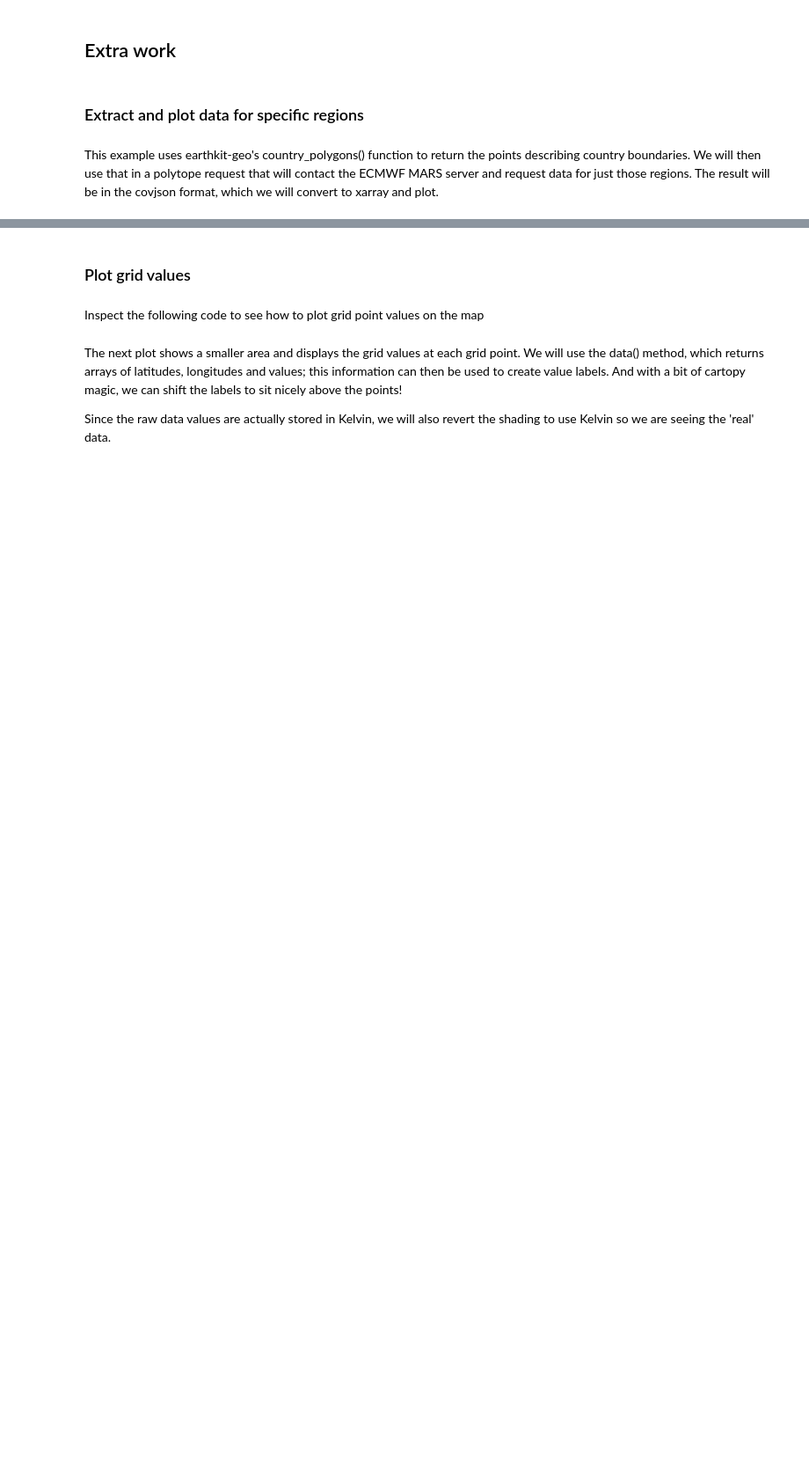
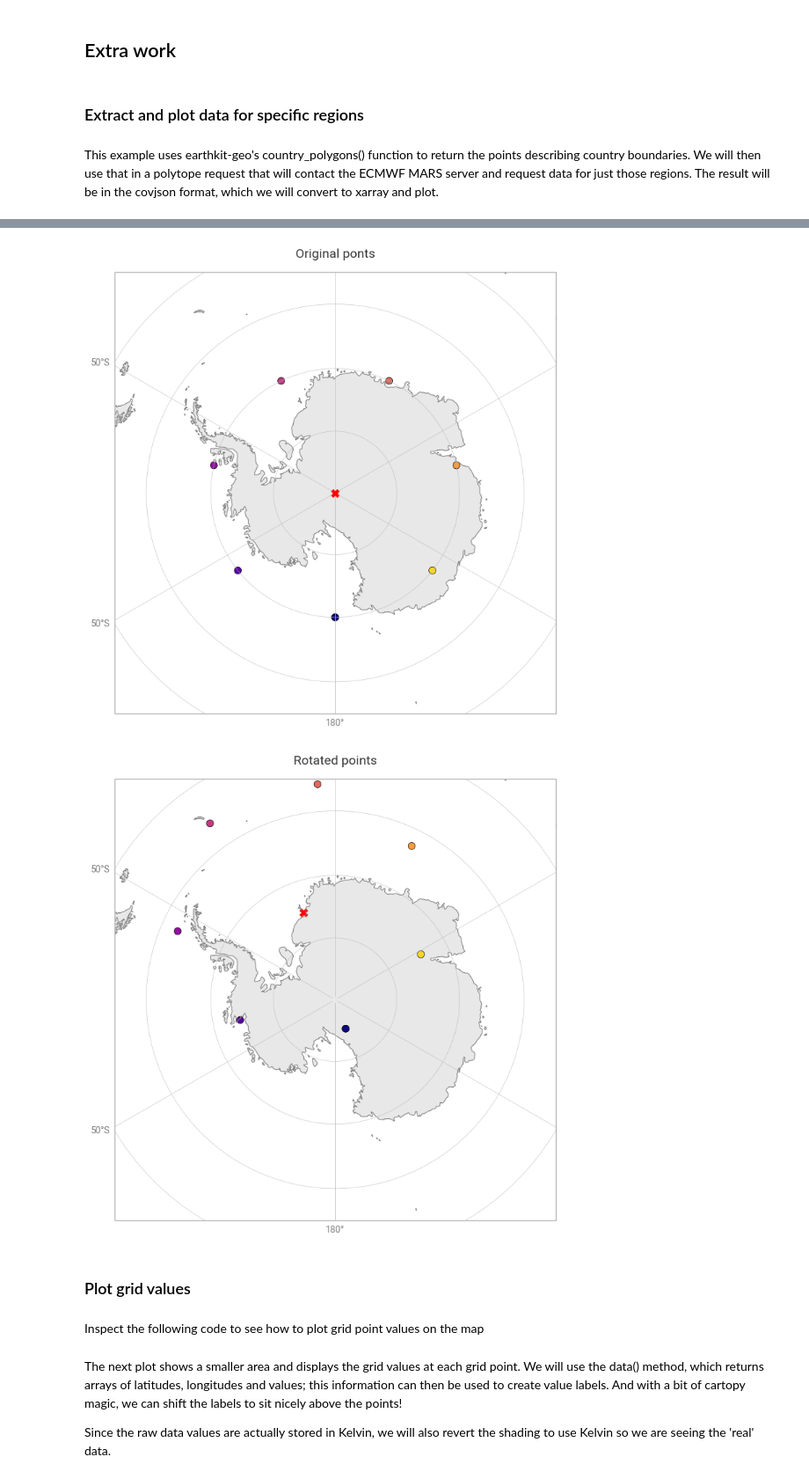
Before and after one commit to ecmwf-training/2026-earthkit-training, a Jupyter notebook: content/earthkit-geo/ekg-1-grids.ipynb, the cells around one changed output, grey strips where cells are left out. Shown at 88% size. Saved outputs shown, nothing was run; the diff lists cells and outputs as text; code cells hidden in the pictures; blank space fills up the shorter version.

```diff
--- a/content/earthkit-geo/ekg-1-grids.ipynb
+++ b/content/earthkit-geo/ekg-1-grids.ipynb
@@ -214,0 +337,23 @@ fig.show()
+# %%
+def plot_globe(lats, lons, pole_lat, pole_lon, title=""):
+    import cartopy.crs as ccrs
+    import numpy as np
+
+    antarctic_domain = ekp.geography.domains.Domain(
+        [-4000000, 4000000, -4000000, 4000000],
+        crs=ccrs.SouthPolarStereo(),
+        name="Antarctica",
+    )
+
+    chart = ekp.Figure(domain=antarctic_domain, rows=1, columns=1)
+
+    subplot = chart.add_map()
+
+    subplot.scatter(x=lons, y=lats, edgecolors="black", z=np.arange(len(lons)), s=60)
+    subplot.scatter(x=np.array([pole_lon]), marker="X", y=np.array([pole_lat]), edgecolors="red", c="red", z=np.array([pole_lon]), s=80)
+
+    chart.land()
+    chart.coastlines(color="grey")
+    chart.gridlines()
+    chart.title(title)
+    chart.show()
@@ -215,3 +362,26 @@ fig.show()
+# %%
+import numpy as np
+
+from earthkit.geo.rotate import rotate
+
+# new position of the south pole, this defines the rotation
+original_south_pole = [-90, 0]
+south_pole = [-75, -20]
+
+# list of points on the lat=-70 latitude
+lats = np.array([-70] * 8)
+lons = np.linspace(-180, 180, 8)
+
+# perform rotation
+# XXXX you code here!
+lats_r, lons_r = rotate(lat, lon, south_pole[0], south_pole[1])
+
+# plot the points, red cross marks the south pole
+plot_globe(lats, lons, original_south_pole[0], original_south_pole[1], title="Original ponts")
+plot_globe(lats_r, lons_r, south_pole[0], south_pole[1], title="Rotated points")
+# %% [output]
+[figure, added]
+[figure, added]
 # %% [markdown]
 ### Plot grid values
 # %% [markdown]
```
Also changed, not shown: parts of 24 cells of this notebook.
